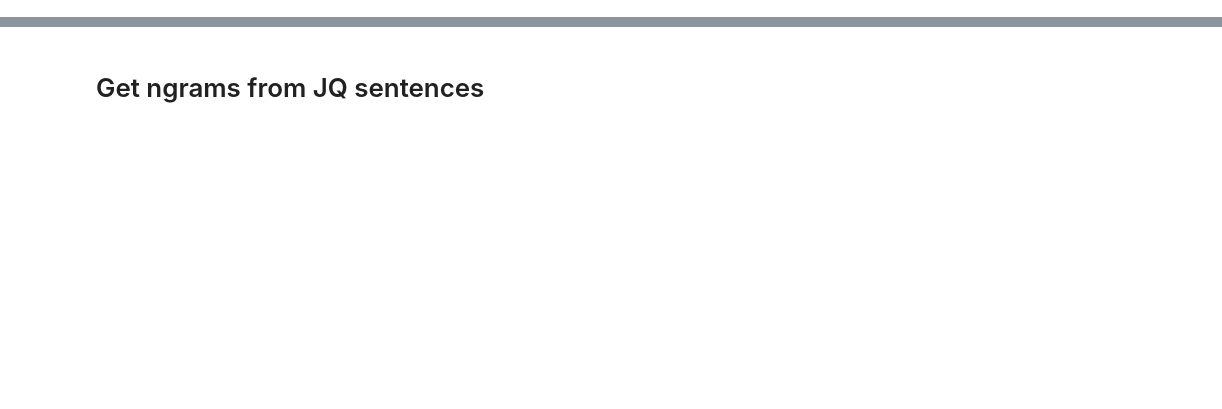
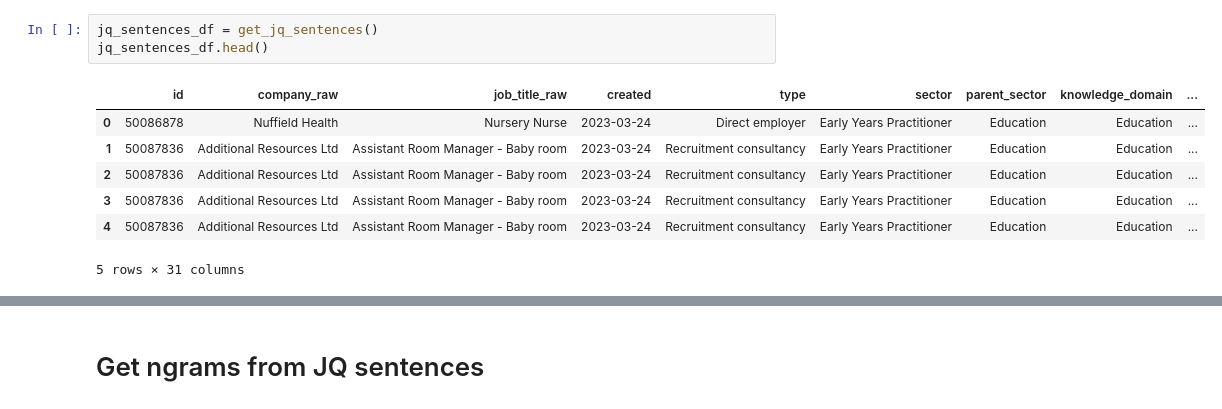
Before and after one commit to nestauk/dap_job_quality, a Jupyter notebook: dap_job_quality/notebooks/ngram_matching.ipynb, the cells around one changed output, grey strips where cells are left out. Cells and saved outputs as stored; diff of their text form; blank space fills up the shorter version.

```diff
--- a/dap_job_quality/notebooks/ngram_matching.ipynb
+++ b/dap_job_quality/notebooks/ngram_matching.ipynb
@@ -163,0 +131,11 @@ test.head()
+# %%
+jq_sentences_df = get_jq_sentences()
+jq_sentences_df.head()
+# %% [output]
+|  | id | company_raw | job_title_raw | created | type | sector | parent_sector | knowledge_domain | ... |
+| 0 | 50086878 | Nuffield Health | Nursery Nurse | 2023-03-24 | Direct employer | Early Years Practitioner | Education | Education | ... |
+| 1 | 50087836 | Additional Resources Ltd | Assistant Room Manager - Baby room | 2023-03-24 | Recruitment consultancy | Early Years Practitioner | Education | Education | ... |
+| 2 | 50087836 | Additional Resources Ltd | Assistant Room Manager - Baby room | 2023-03-24 | Recruitment consultancy | Early Years Practitioner | Education | Education | ... |
+| 3 | 50087836 | Additional Resources Ltd | Assistant Room Manager - Baby room | 2023-03-24 | Recruitment consultancy | Early Years Practitioner | Education | Education | ... |
+| 4 | 50087836 | Additional Resources Ltd | Assistant Room Manager - Baby room | 2023-03-24 | Recruitment consultancy | Early Years Practitioner | Education | Education | ... |
+5 rows × 31 columns
```
Also changed, not shown: parts of 41 cells of this notebook, 2 other files.
